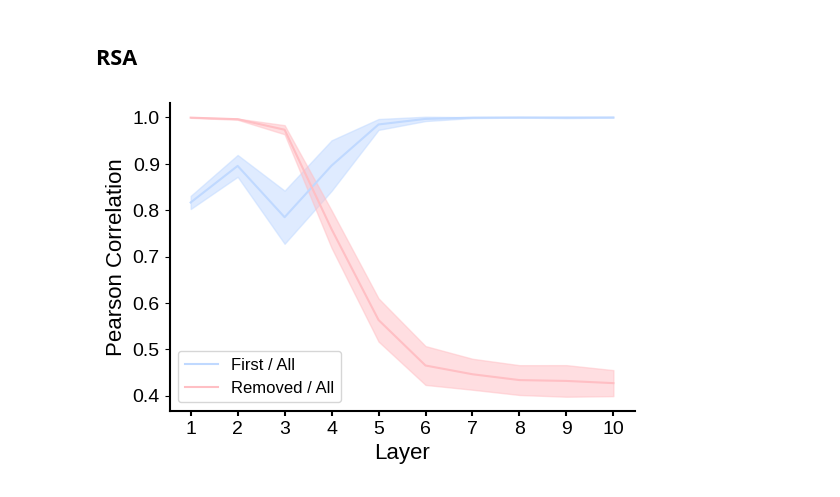
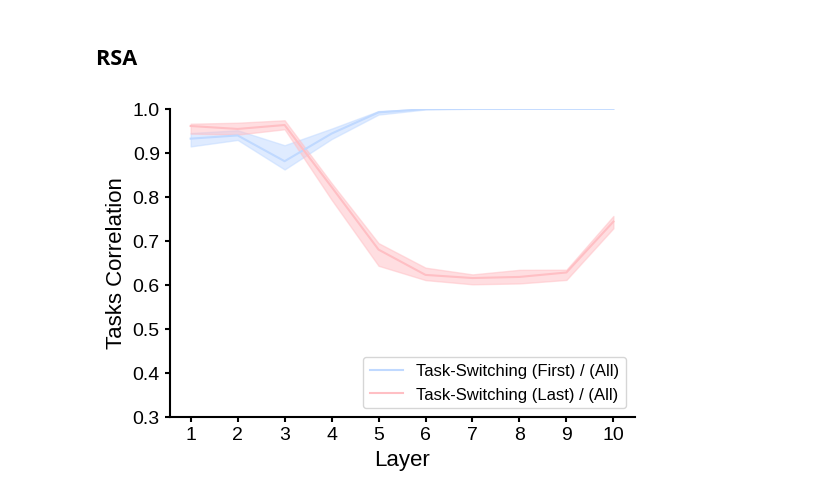
Before and after one commit to LofNaDI/neural-representations-multitasking, a Jupyter notebook: figures/figure03/figure03a_rsa_contexts.ipynb, the cells around one changed output. Cells and saved outputs as stored; diff of their text form; code cells hidden in the pictures.

```diff
--- a/figures/figure03/figure03a_rsa_contexts.ipynb
+++ b/figures/figure03/figure03a_rsa_contexts.ipynb
@@ -254,3 +243,7 @@ value: [0, 0]
+# %%
+pickle_data = os.path.join(data_folder, 'data.pickle')
+with open(pickle_data, 'rb') as handle:
+    results_task_switching = pickle.load(handle)
 # %%
 device = get_device()
 criterion = nn.CrossEntropyLoss()
@@ -368,42 +311,51 @@ def calculate_rsa_off_diagonal(first_rdm_list, second_rdm_list):
 # %%
-rsa_first_all = calculate_rsa(list_sm_task_switching_first,
-                                        list_sm_task_switching_all)
+rsa_first_all = calculate_rsa_diagonal(list_rdm_task_switching_first,
+                                       list_rdm_task_switching_all,
+                                       num_inputs=10)
 
 mean_first_all = rsa_first_all.mean(axis=0)
 std_first_all = rsa_first_all.std(axis=0)
 
-rsa_none_all = calculate_rsa(list_sm_task_switching_none,
-                                              list_sm_task_switching_all)
+rsa_last_all = calculate_rsa_diagonal(list_rdm_task_switching_last,
+                                      list_rdm_task_switching_all,
+                                       num_inputs=10)
 
-mean_none_all = rsa_none_all.mean(axis=0)
-std_none_all = rsa_none_all.std(axis=0)
+mean_last_all = rsa_last_all.mean(axis=0)
+std_last_all = rsa_last_all.std(axis=0)
+# %%
+median_first_all = np.median(rsa_first_all, axis=0)
+percentile_25_first_all = np.percentile(rsa_first_all, 25, axis=0)
+percentile_75_first_all = np.percentile(rsa_first_all, 75, axis=0)
+
+median_last_all = np.median(rsa_last_all, axis=0)
+percentile_25_last_all = np.percentile(rsa_last_all, 25, axis=0)
+percentile_75_last_all = np.percentile(rsa_last_all, 75, axis=0)
 # %%
 layers = range(1, num_layers + 1)
 fig = plt.figure(figsize=(6, 4))
 
-plt.plot(layers, mean_first_all, color=palette[0])
-plt.plot(layers, mean_none_all, color=palette[-1])
+plt.plot(layers, median_first_all, color=palette[0])
+plt.plot(layers, median_last_all, color=palette[-1])
 
 plt.fill_between(layers,
-                 mean_first_all-std_first_all,
-                 mean_first_all+std_first_all,
+                 percentile_25_first_all,
+                 percentile_75_first_all,
                  alpha=0.5,
                  color=palette[0])
 
 plt.fill_between(layers,
-                 mean_none_all-std_none_all,
-                 mean_none_all+std_none_all,
+                 percentile_25_last_all,
+                 percentile_75_last_all,
                  alpha=0.5,
                  color=palette[-1])
 
 plt.xlabel('Layer')
 plt.xticks(range(1, num_layers+1))
-plt.ylabel('Pearson Correlation')
-plt.legend(['First / All', 'Removed / All'], prop={'size':12})
-plt.ylabel('Pearson Correlation')
-
+plt.legend(['Task-Switching (First) / (All)', 'Task-Switching (Last) / (All)'], loc='lower right', prop={'size':12})
+plt.ylabel('Tasks Correlation')
+plt.ylim(0.3, 1)
 fig.savefig(path_figure_rsa)
 
 plt.show()
 # %% [output]
-[figure, old version]
+[figure, new version]
```
Also changed, not shown: parts of 12 cells of this notebook, 14 other files.
